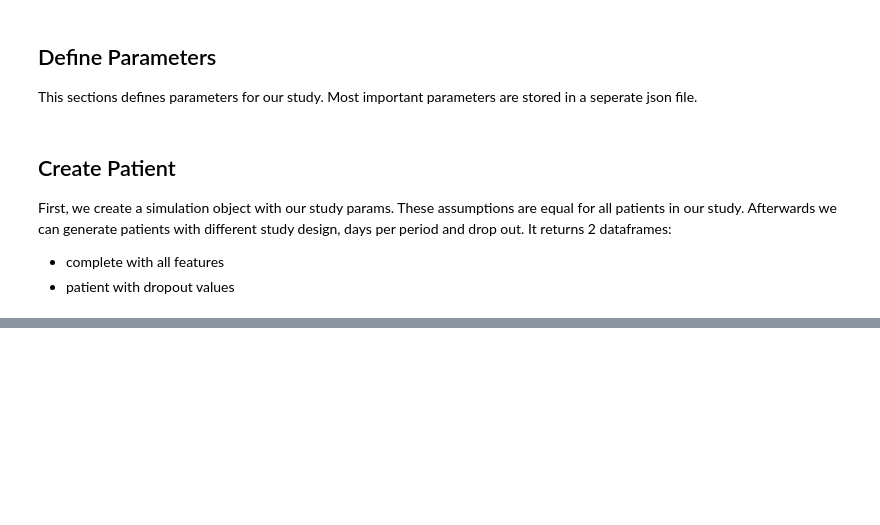
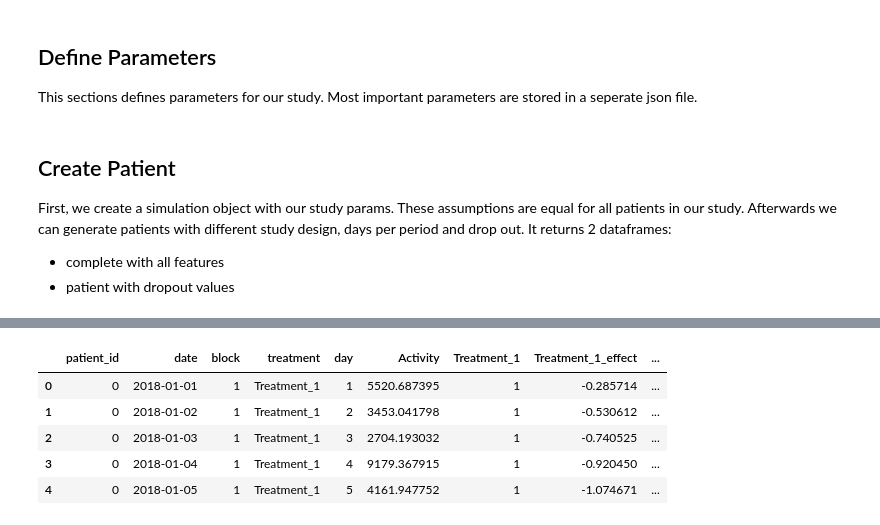
Before and after one commit to HIAlab/sinot, a Jupyter notebook: Simulation_Example.ipynb, the cells around one changed output, grey strips where cells are left out. Saved outputs shown, nothing was run; the diff lists cells and outputs as text; code cells hidden in the pictures; blank space fills up the shorter version.

```diff
--- a/Simulation_Example.ipynb
+++ b/Simulation_Example.ipynb
@@ -42,0 +43,9 @@ sim.plot_patient(pat_complete)
+# %%
+pat_complete.head()
+# %% [output]
+|  | patient_id | date | block | treatment | day | Activity | Treatment_1 | Treatment_1_effect | ... |
+| 0 | 0 | 2018-01-01 | 1 | Treatment_1 | 1 | 5520.687395 | 1 | -0.285714 | ... |
+| 1 | 0 | 2018-01-02 | 1 | Treatment_1 | 2 | 3453.041798 | 1 | -0.530612 | ... |
+| 2 | 0 | 2018-01-03 | 1 | Treatment_1 | 3 | 2704.193032 | 1 | -0.740525 | ... |
+| 3 | 0 | 2018-01-04 | 1 | Treatment_1 | 4 | 9179.367915 | 1 | -0.920450 | ... |
+| 4 | 0 | 2018-01-05 | 1 | Treatment_1 | 5 | 4161.947752 | 1 | -1.074671 | ... |
```
Also changed, not shown: parts of 2 cells of this notebook, 1 other file.
